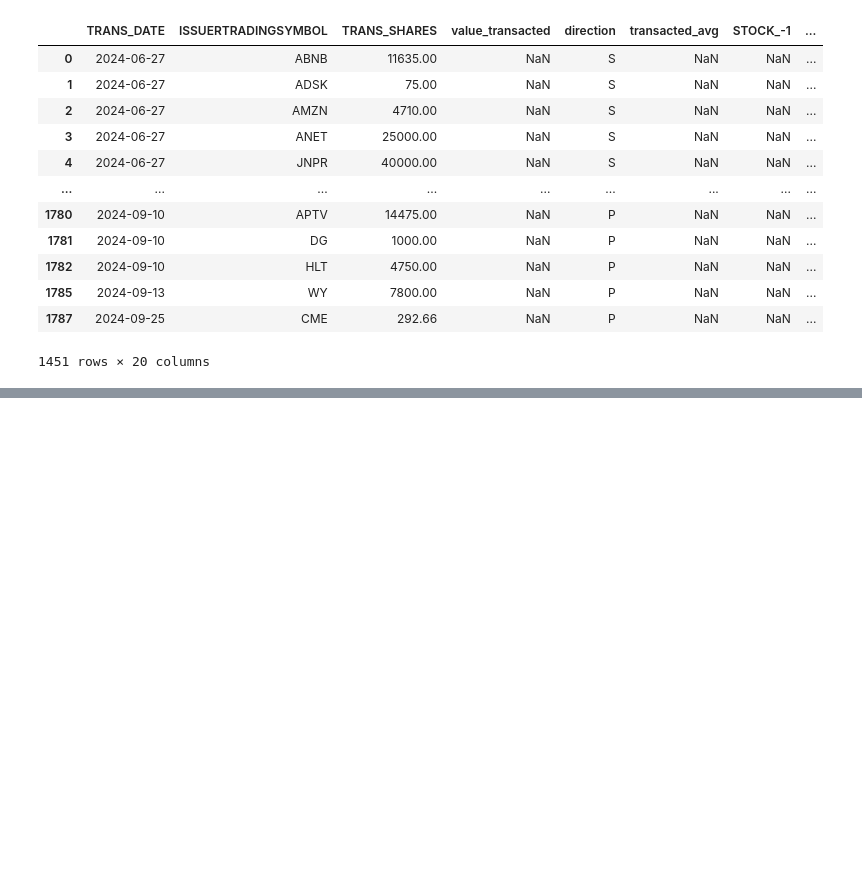
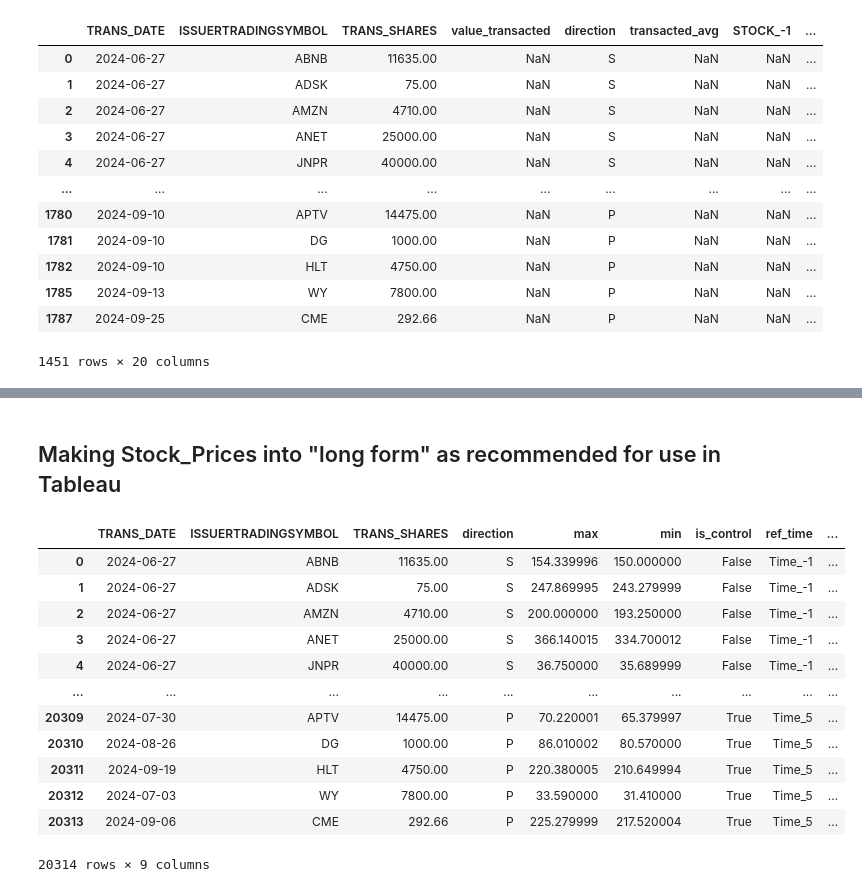
Before and after one commit to MarianaSwe/Insider_transactions, a Jupyter notebook: insiders_transactions_2.ipynb, the cells around one changed output, grey strips where cells are left out. Cells and saved outputs as stored; diff of their text form; code cells hidden in the pictures; blank space fills up the shorter version.

```diff
--- a/insiders_transactions_2.ipynb
+++ b/insiders_transactions_2.ipynb
@@ -689,0 +682,6 @@ stock_prices
+# %%
+#putting tables together
+piv_combined=pd.concat([piv_table,piv_table_control],ignore_index=True)
+
+#dropping unnecessary columns
+piv_combined=piv_combined.drop(['is_above_min','is_below_max'], axis= 1)
@@ -689,0 +691,10 @@ stock_prices
+# %%
+#fixing name of columns
+piv_combined=piv_combined.rename(columns={
+                    'STOCK_-1':'Time_-1',
+                    'STOCK_t0':'Time_0',
+                    'STOCK_t1':'Time_1',
+                    'STOCK_t2':'Time_2',
+                    'STOCK_t3':'Time_3',
+                    'STOCK_t4':'Time_4',
+                    'STOCK_t5':'Time_5'})
@@ -690 +758,27 @@ stock_prices
+# %% [markdown]
+## Making Stock_Prices into "long form" as recommended for use in Tableau
+# %%
+stock_prices= pd.melt(piv_combined, id_vars=['TRANS_DATE', 'ISSUERTRADINGSYMBOL', 'TRANS_SHARES', 'value_transacted',
+       'direction', 'transacted_avg', 'max', 'min',
+       'diff_to_executed', 'is_control', 'random_date_index'], value_vars=['Time_-1', 'Time_0', 'Time_1', 'Time_2',
+       'Time_3', 'Time_4', 'Time_5'])
+# %%
+stock_prices=stock_prices.rename(columns={'variable':'ref_time','value':'price'})
+# %%
+stock_prices=stock_prices.drop(columns={'value_transacted','diff_to_executed','random_date_index','transacted_avg'})
+stock_prices
+# %% [output]
+|  | TRANS_DATE | ISSUERTRADINGSYMBOL | TRANS_SHARES | direction | max | min | is_control | ref_time | ... |
+| 0 | 2024-06-27 | ABNB | 11635.00 | S | 154.339996 | 150.000000 | False | Time_-1 | ... |
+| 1 | 2024-06-27 | ADSK | 75.00 | S | 247.869995 | 243.279999 | False | Time_-1 | ... |
+| 2 | 2024-06-27 | AMZN | 4710.00 | S | 200.000000 | 193.250000 | False | Time_-1 | ... |
+| 3 | 2024-06-27 | ANET | 25000.00 | S | 366.140015 | 334.700012 | False | Time_-1 | ... |
+| 4 | 2024-06-27 | JNPR | 40000.00 | S | 36.750000 | 35.689999 | False | Time_-1 | ... |
+| ... | ... | ... | ... | ... | ... | ... | ... | ... | ... |
+| 20309 | 2024-07-30 | APTV | 14475.00 | P | 70.220001 | 65.379997 | True | Time_5 | ... |
+| 20310 | 2024-08-26 | DG | 1000.00 | P | 86.010002 | 80.570000 | True | Time_5 | ... |
+| 20311 | 2024-09-19 | HLT | 4750.00 | P | 220.380005 | 210.649994 | True | Time_5 | ... |
+| 20312 | 2024-07-03 | WY | 7800.00 | P | 33.590000 | 31.410000 | True | Time_5 | ... |
+| 20313 | 2024-09-06 | CME | 292.66 | P | 225.279999 | 217.520004 | True | Time_5 | ... |
+20314 rows × 9 columns
 # %%
```
Also changed, not shown: parts of 39 cells of this notebook, 8 other files.
